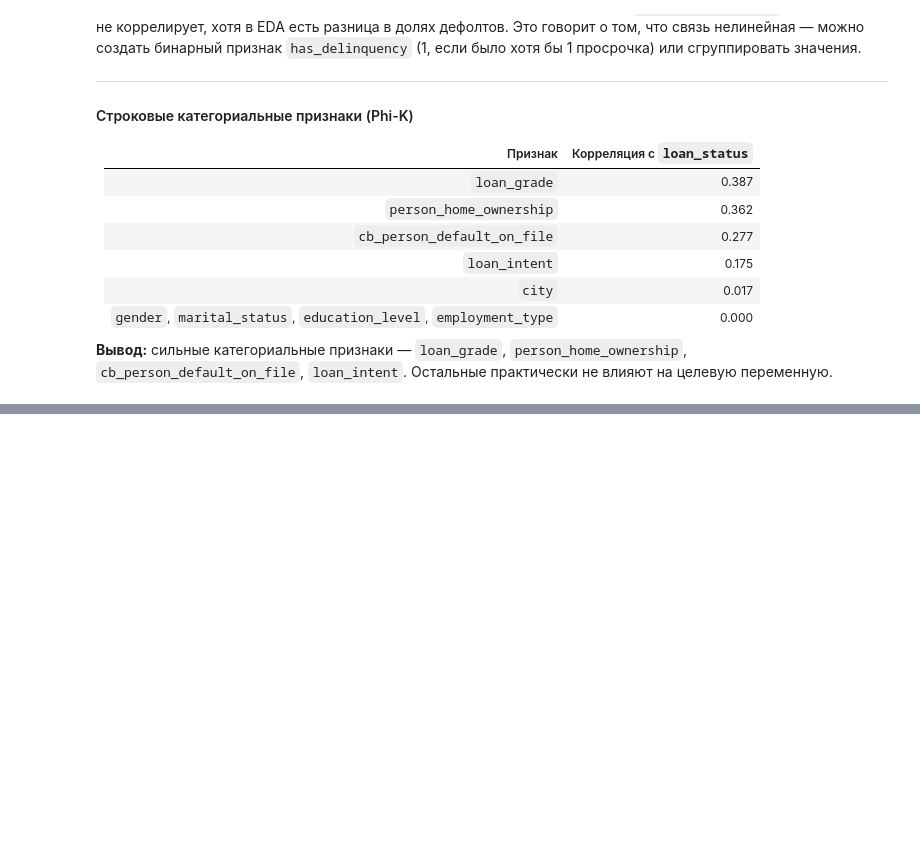
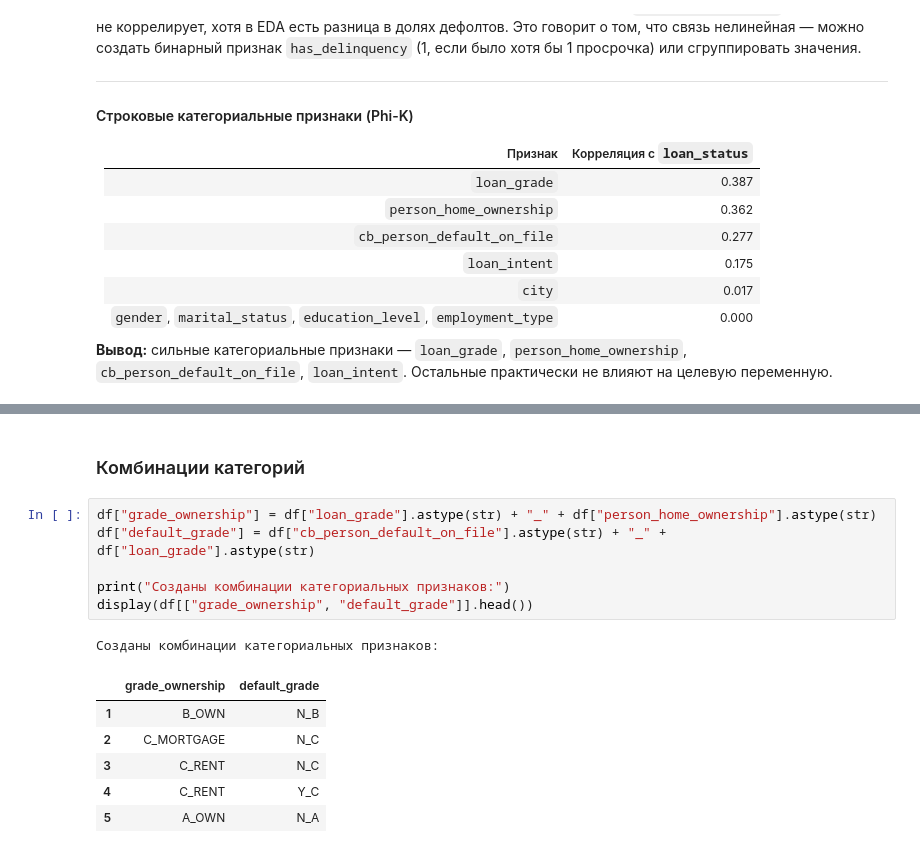
Before and after one commit to null-route-dev/credit-risk-classification, a Jupyter notebook: notebooks/03_feature_engineering.ipynb, the cells around one changed output, grey strips where cells are left out. Cells and saved outputs as stored; diff of their text form; blank space fills up the shorter version.

```diff
--- a/notebooks/03_feature_engineering.ipynb
+++ b/notebooks/03_feature_engineering.ipynb
@@ -286,0 +362,16 @@ Name: loan_status, dtype: float64
+# %% [markdown]
+### Комбинации категорий
+# %%
+df["grade_ownership"] = df["loan_grade"].astype(str) + "_" + df["person_home_ownership"].astype(str)
+df["default_grade"] = df["cb_person_default_on_file"].astype(str) + "_" + df["loan_grade"].astype(str)
+
+print("Созданы комбинации категориальных признаков:")
+display(df[["grade_ownership", "default_grade"]].head())
+# %% [output]
+Созданы комбинации категориальных признаков:
+|  | grade_ownership | default_grade |
+| 1 | B_OWN | N_B |
+| 2 | C_MORTGAGE | N_C |
+| 3 | C_RENT | N_C |
+| 4 | C_RENT | Y_C |
+| 5 | A_OWN | N_A |
```
Also changed, not shown: parts of 7 cells of this notebook.
